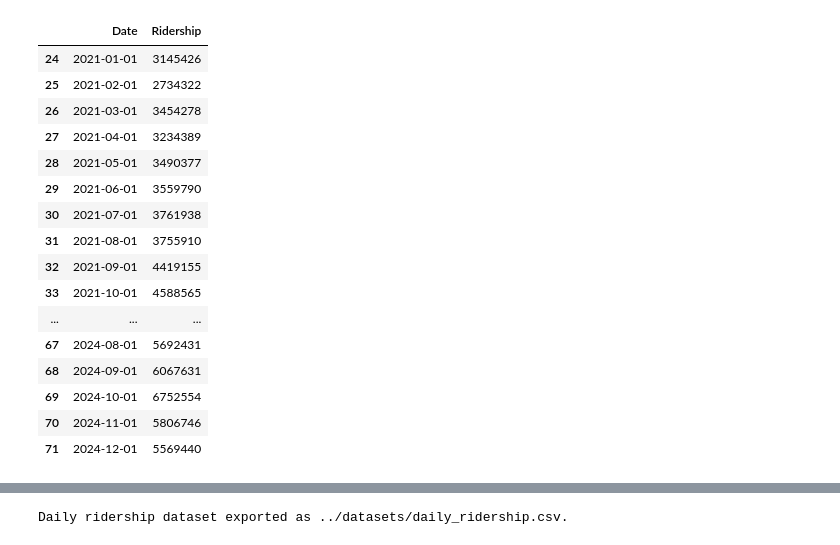
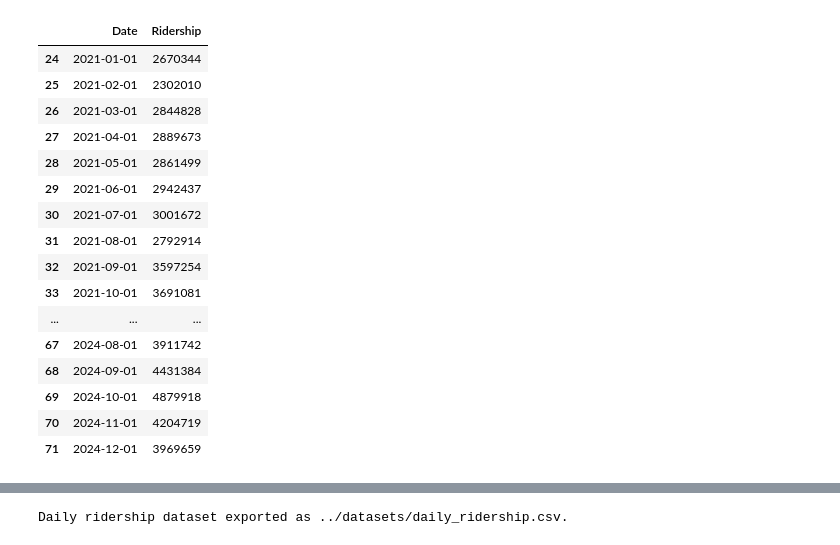
Before and after one commit to eddie-sc-zhu/car-free-city, a Jupyter notebook: Scripts/data_preprocess.ipynb, the cells around one changed output, grey strips where cells are left out. Cells and saved outputs as stored; diff of their text form; code cells hidden in the pictures.

```diff
--- a/Scripts/data_preprocess.ipynb
+++ b/Scripts/data_preprocess.ipynb
@@ -5,31 +5,31 @@ import statsmodels.api as sm
 import matplotlib.pyplot as plt
 import numpy as np
 # %%
-df = pd.read_csv('../datasets/ridership_data.csv')
+df = pd.read_csv('../datasets/new_ridership_data.csv')
 
 df["Date"] = pd.to_datetime(df["Date"], format="%b %Y")
 
 df_2 = df[df["Date"].dt.year >= 2021]
 
 df_2
 # %% [output]
 |  | Date | Ridership |
-| 24 | 2021-01-01 | 3145426 |
-| 25 | 2021-02-01 | 2734322 |
-| 26 | 2021-03-01 | 3454278 |
-| 27 | 2021-04-01 | 3234389 |
-| 28 | 2021-05-01 | 3490377 |
-| 29 | 2021-06-01 | 3559790 |
-| 30 | 2021-07-01 | 3761938 |
-| 31 | 2021-08-01 | 3755910 |
-| 32 | 2021-09-01 | 4419155 |
-| 33 | 2021-10-01 | 4588565 |
+| 24 | 2021-01-01 | 2670344 |
+| 25 | 2021-02-01 | 2302010 |
+| 26 | 2021-03-01 | 2844828 |
+| 27 | 2021-04-01 | 2889673 |
+| 28 | 2021-05-01 | 2861499 |
+| 29 | 2021-06-01 | 2942437 |
+| 30 | 2021-07-01 | 3001672 |
+| 31 | 2021-08-01 | 2792914 |
+| 32 | 2021-09-01 | 3597254 |
+| 33 | 2021-10-01 | 3691081 |
 | ... | ... | ... |
-| 67 | 2024-08-01 | 5692431 |
-| 68 | 2024-09-01 | 6067631 |
-| 69 | 2024-10-01 | 6752554 |
-| 70 | 2024-11-01 | 5806746 |
-| 71 | 2024-12-01 | 5569440 |
+| 67 | 2024-08-01 | 3911742 |
+| 68 | 2024-09-01 | 4431384 |
+| 69 | 2024-10-01 | 4879918 |
+| 70 | 2024-11-01 | 4204719 |
+| 71 | 2024-12-01 | 3969659 |
 # %%
 x = np.arange(len(df_2['Date'])).reshape(-1, 1)
 y = np.array(df_2['Ridership']).reshape(-1, 1)
```
Also changed, not shown: parts of 1 cell of this notebook, 4 other files.
